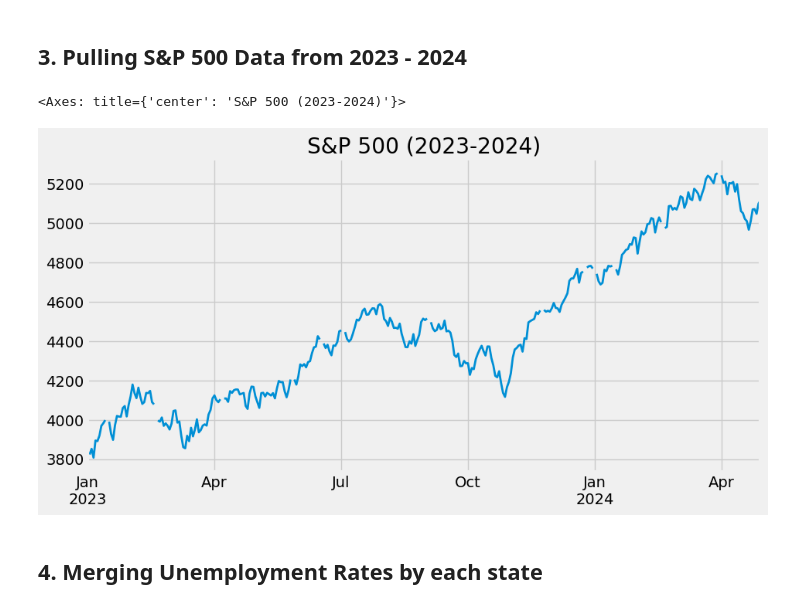
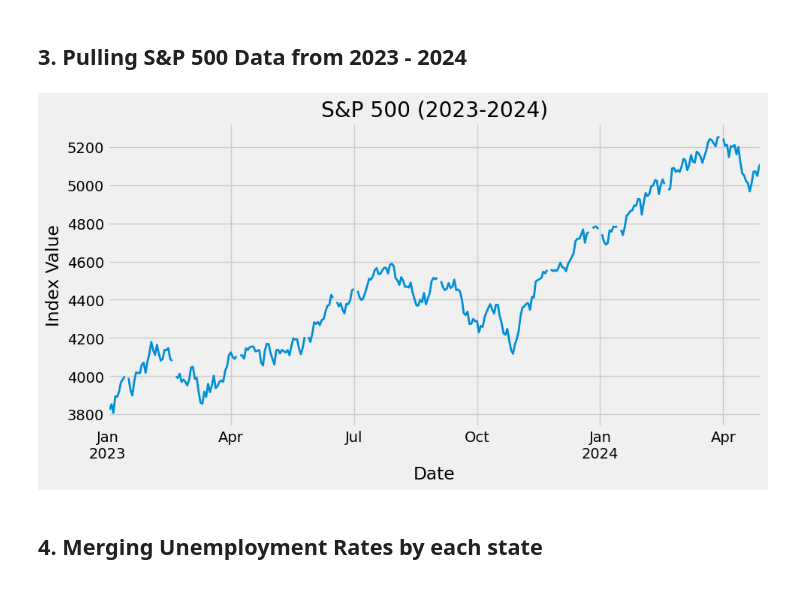
Before and after one commit to Egarcia99/2024_Economic_analysis, a Jupyter notebook: Economic-Data-Analysis/Economic-Analysis.ipynb, the cells around one changed output. Drawn from its saved outputs; the diff is of its cells as text; code cells hidden in the pictures.

```diff
--- a/Economic-Data-Analysis/Economic-Analysis.ipynb
+++ b/Economic-Data-Analysis/Economic-Analysis.ipynb
@@ -45,11 +45,17 @@ sp_search.head()
 # %% [markdown]
 ## 3. Pulling S&P 500 Data from 2023 - 2024
-# %%
-sp500 = fred.get_series(series_id='SP500', observation_start='2023-01-01', observation_end='2024-12-31')
-sp500.plot(figsize=(10, 5), title='S&P 500 (2023-2024)', lw=2)
-# %% [output]
-<Axes: title={'center': 'S&P 500 (2023-2024)'}>
-[figure, removed]
+# %%
+# Fetch the S&P 500 time series data from FRED from the start of 2023 to the end of 2024
+sp500 = fred.get_series(series_id='SP500', observation_start='2023-01-01', observation_end='2024-12-31')
+
+# Plot the S&P 500 data using matplotlib
+# Set the figure size, title, and line width for better visualization
+sp500.plot(figsize=(10, 5), title='S&P 500 (2023-2024)', lw=2)
+plt.xlabel('Date')  # Label the x-axis as 'Date'
+plt.ylabel('Index Value')  # Label the y-axis as 'Index Value'
+plt.show()  # Display the plot
+# %% [output]
+[figure, added]
 # %% [markdown]
 ## 4. Merging Unemployment Rates by each state
 # %%
```
Also changed, not shown: parts of 9 cells of this notebook.
